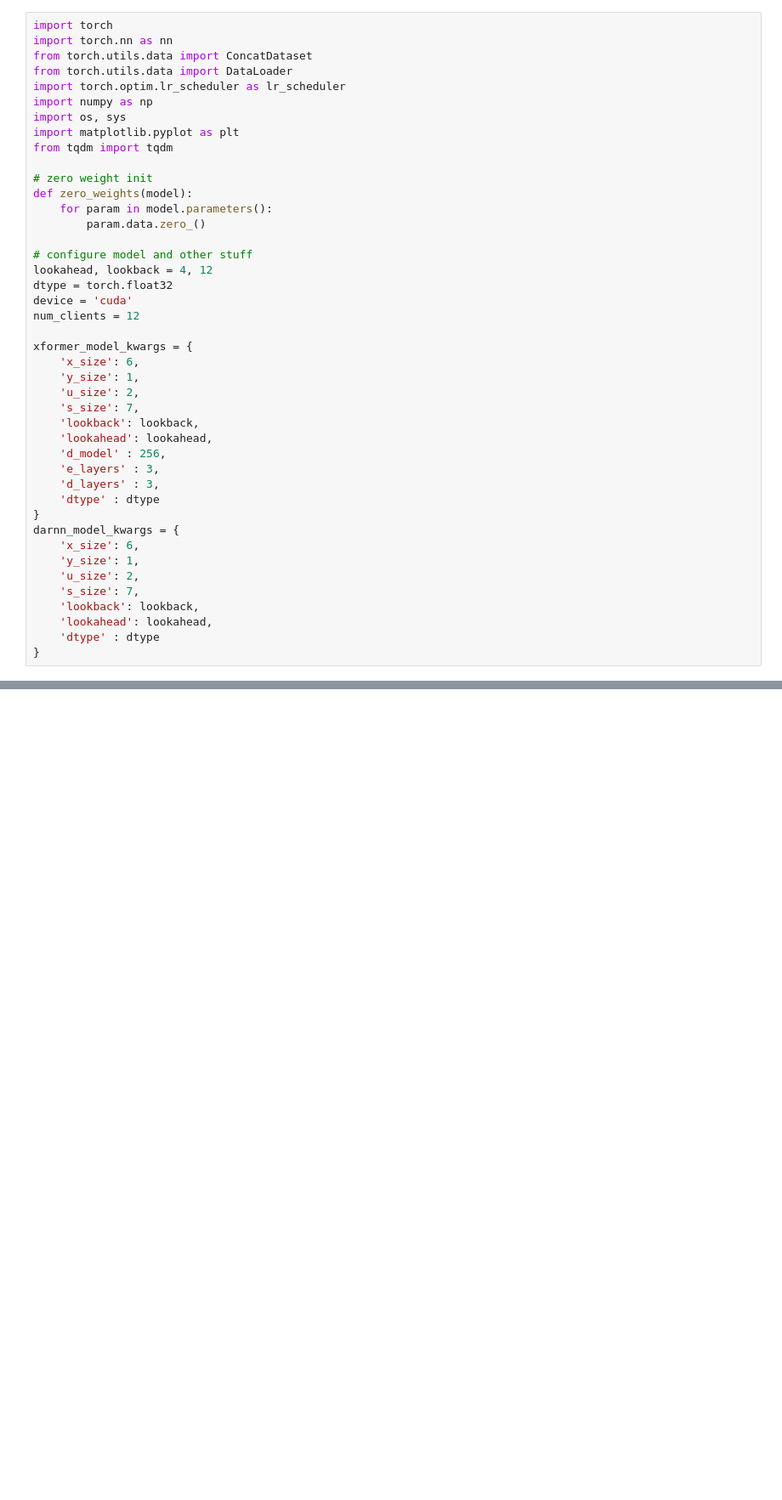
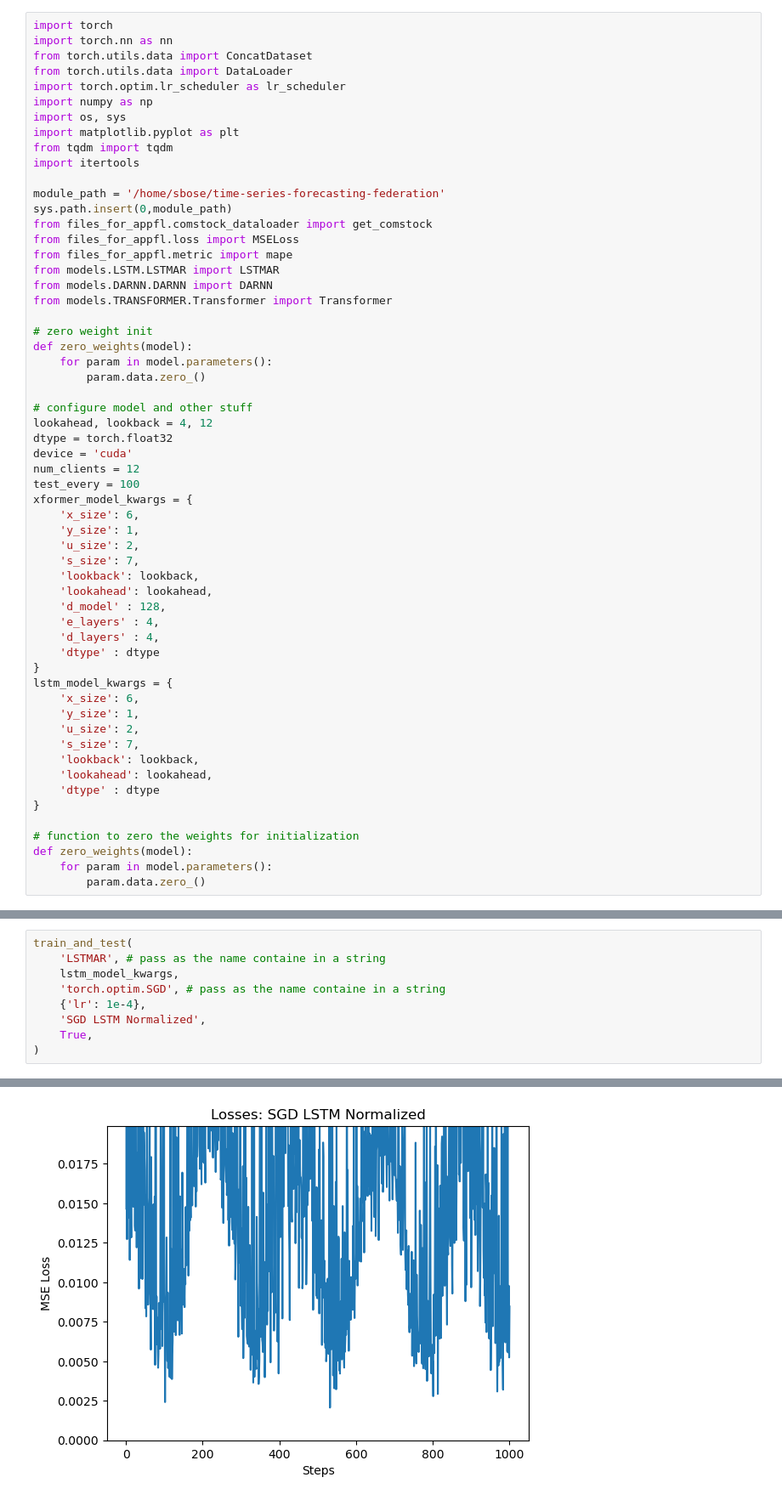
Before and after one commit to shourya01/time-series-forecasting-federation, a Jupyter notebook: .experiments/centralized_training.ipynb, the cells around one changed output, grey strips where cells are left out. Shown at 85% size. Drawn from its saved outputs; the diff is of its cells as text; blank space fills up the shorter version.

Commit message:
normalize

```diff
--- a/.experiments/centralized_training.ipynb
+++ b/.experiments/centralized_training.ipynb
@@ -8,6 +8,16 @@ import numpy as np
 import os, sys
 import matplotlib.pyplot as plt
 from tqdm import tqdm
+import itertools
+
+module_path = '/home/sbose/time-series-forecasting-federation'
+sys.path.insert(0,module_path)
+from files_for_appfl.comstock_dataloader import get_comstock
+from files_for_appfl.loss import MSELoss
+from files_for_appfl.metric import mape
+from models.LSTM.LSTMAR import LSTMAR
+from models.DARNN.DARNN import DARNN
+from models.TRANSFORMER.Transformer import Transformer
 
 # zero weight init
 def zero_weights(model):
@@ -19,7 +29,7 @@ lookahead, lookback = 4, 12
 dtype = torch.float32
 device = 'cuda'
 num_clients = 12
-
+test_every = 100
 xformer_model_kwargs = {
     'x_size': 6,
     'y_size': 1,
@@ -27,12 +37,12 @@ xformer_model_kwargs = {
     's_size': 7,
     'lookback': lookback,
     'lookahead': lookahead,
-    'd_model' : 256,
-    'e_layers' : 3,
-    'd_layers' : 3,
+    'd_model' : 128,
+    'e_layers' : 4,
+    'd_layers' : 4,
     'dtype' : dtype
 }
-darnn_model_kwargs = {
+lstm_model_kwargs = {
     'x_size': 6,
     'y_size': 1,
     'u_size': 2,
@@ -41,4 +51,9 @@ darnn_model_kwargs = {
     'lookahead': lookahead,
     'dtype' : dtype
 }
+
+# function to zero the weights for initialization
+def zero_weights(model):
+    for param in model.parameters():
+        param.data.zero_()
 # %%
@@ -345,0 +168,10 @@ On step 1200, MAPE error is 787.2162688862194 percent.
+# %%
+train_and_test(
+    'LSTMAR', # pass as the name containe in a string
+    lstm_model_kwargs,
+    'torch.optim.SGD', # pass as the name containe in a string
+    {'lr': 1e-4},
+    'SGD LSTM Normalized',
+    True,
+)
+# %% [output]
@@ -345,0 +188 @@ On step 1200, MAPE error is 787.2162688862194 percent.
+[figure, added]
```
Also changed, not shown: parts of 5 cells of this notebook, 3 other files.
